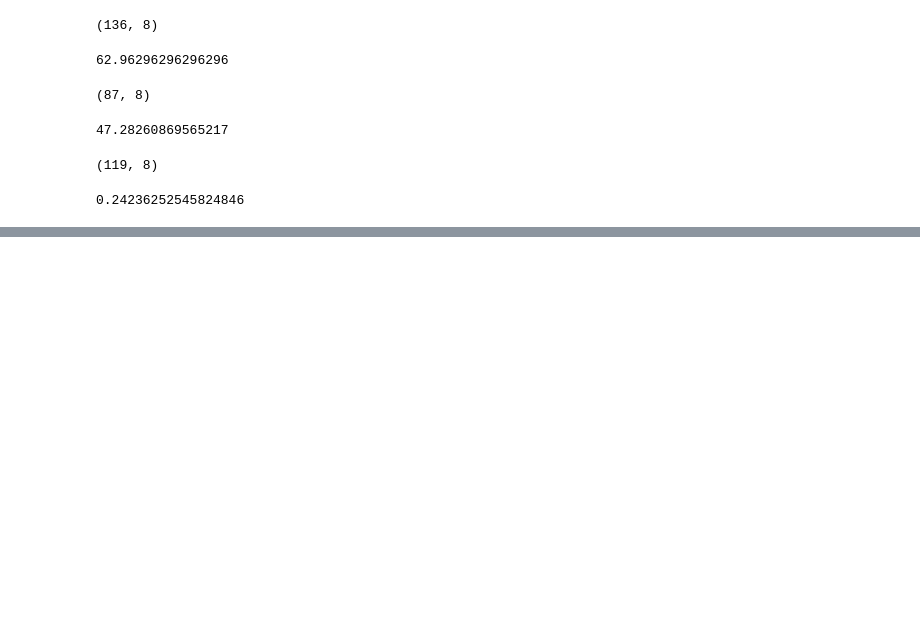
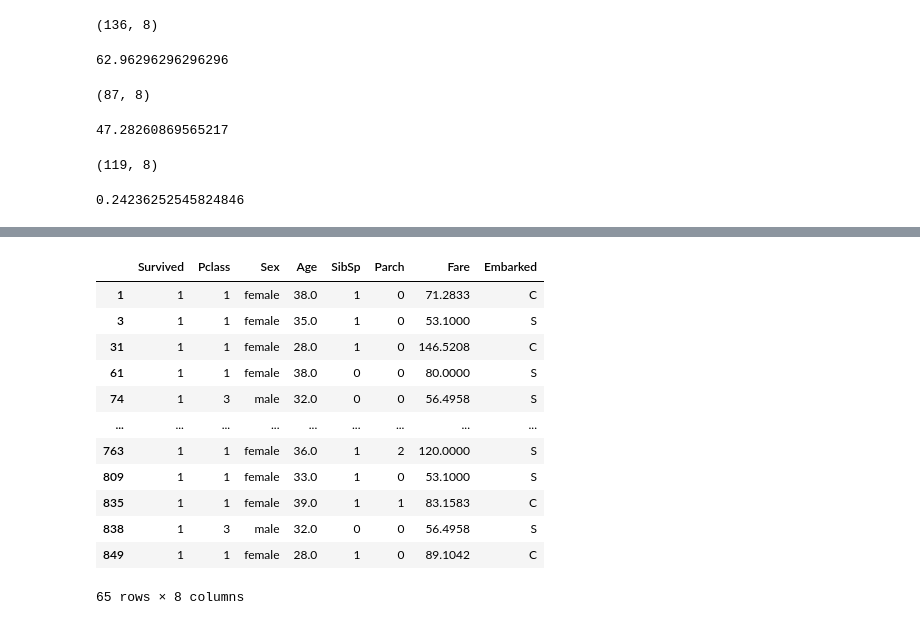
Before and after one commit to nnkrishnakumar/Data_Analytics_24-4-2023, a Jupyter notebook: pandas.ipynb, the cells around one changed output, grey strips where cells are left out. Cells and saved outputs as stored; diff of their text form; code cells hidden in the pictures; blank space fills up the shorter version.

```diff
--- a/pandas.ipynb
+++ b/pandas.ipynb
@@ -1262,0 +1306,16 @@ titanic2[(titanic2.Pclass==3)&(titanic2.Survived==1)].shape
+# %%
+titanic2[(titanic2.Survived==1)&(titanic2.Fare>50)][(titanic2.Age>20) &(40>titanic2.Age)]
+# %% [output]
+|  | Survived | Pclass | Sex | Age | SibSp | Parch | Fare | Embarked |
+| 1 | 1 | 1 | female | 38.0 | 1 | 0 | 71.2833 | C |
+| 3 | 1 | 1 | female | 35.0 | 1 | 0 | 53.1000 | S |
+| 31 | 1 | 1 | female | 28.0 | 1 | 0 | 146.5208 | C |
+| 61 | 1 | 1 | female | 38.0 | 0 | 0 | 80.0000 | S |
+| 74 | 1 | 3 | male | 32.0 | 0 | 0 | 56.4958 | S |
+| ... | ... | ... | ... | ... | ... | ... | ... | ... |
+| 763 | 1 | 1 | female | 36.0 | 1 | 2 | 120.0000 | S |
+| 809 | 1 | 1 | female | 33.0 | 1 | 0 | 53.1000 | S |
+| 835 | 1 | 1 | female | 39.0 | 1 | 1 | 83.1583 | C |
+| 838 | 1 | 3 | male | 32.0 | 0 | 0 | 56.4958 | S |
+| 849 | 1 | 1 | female | 28.0 | 1 | 0 | 89.1042 | C |
+65 rows × 8 columns
```
Also changed, not shown: parts of 13 cells of this notebook.
